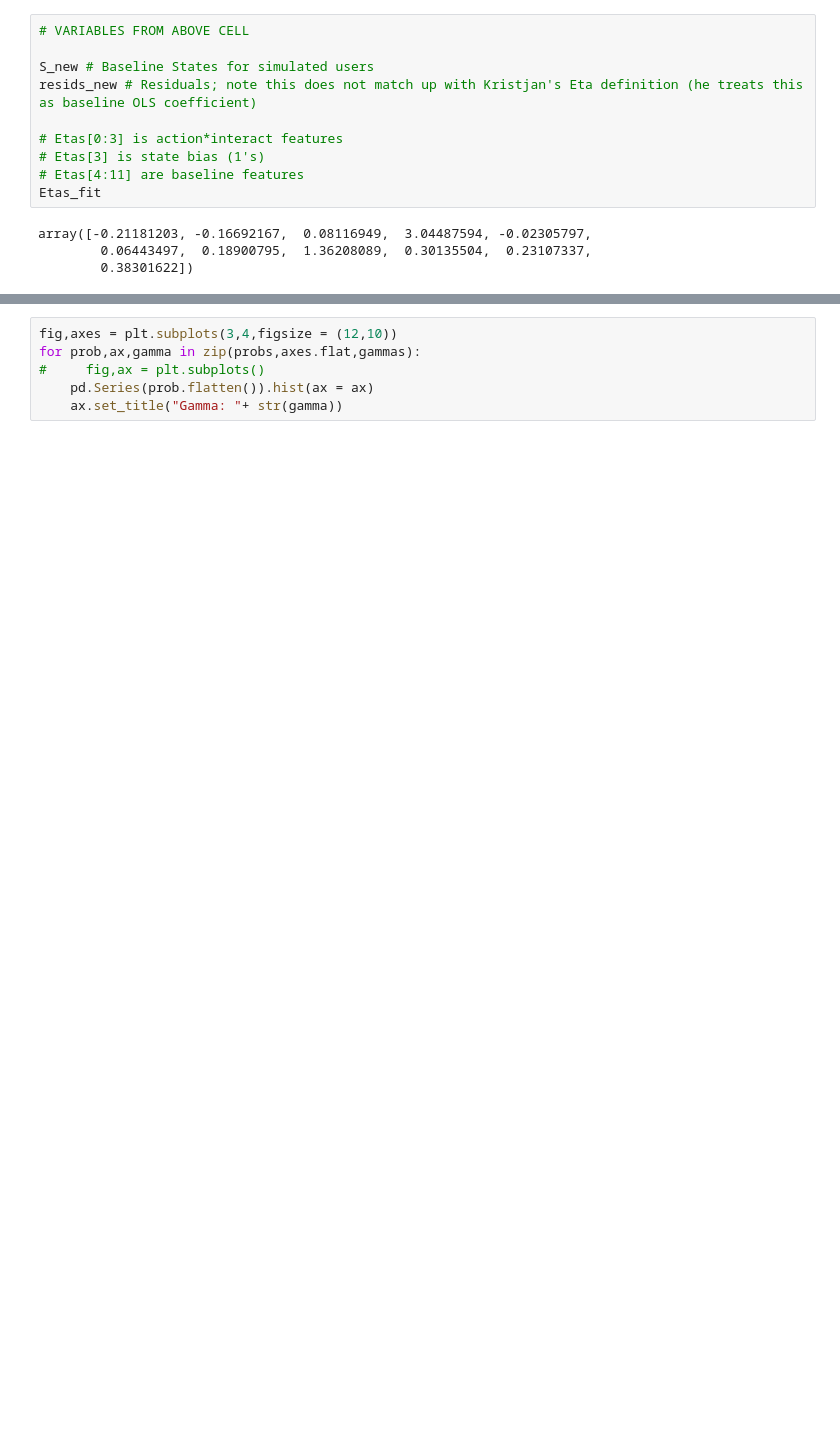
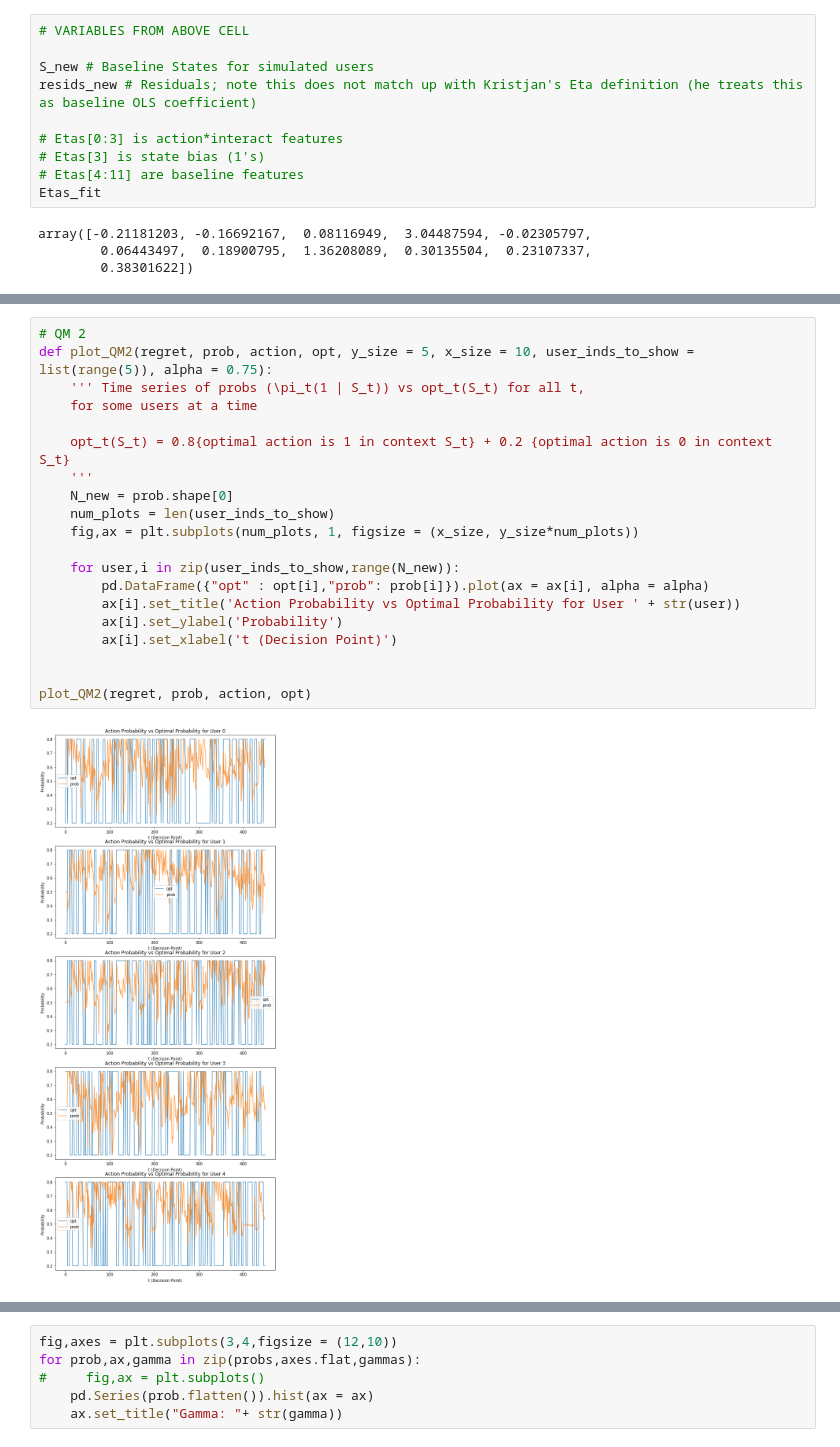
Before and after one commit to isaacxia10/heartsteps, a Jupyter notebook: BanditAlg/New Bandit Algorithm/banditThompsonCent-2.ipynb, the cells around one changed output, grey strips where cells are left out. Cells and saved outputs as stored; diff of their text form; blank space fills up the shorter version.

```diff
--- a/BanditAlg/New Bandit Algorithm/banditThompsonCent-2.ipynb
+++ b/BanditAlg/New Bandit Algorithm/banditThompsonCent-2.ipynb
@@ -540,0 +642,22 @@ def run_simulation(coef0, coef1, S_sim, I_sim, resids_sim, reward_func, prior_mo
+# %%
+# QM 2
+def plot_QM2(regret, prob, action, opt, y_size = 5, x_size = 10, user_inds_to_show = list(range(5)), alpha = 0.75):
+    ''' Time series of probs (\pi_t(1 | S_t)) vs opt_t(S_t) for all t,
+    for some users at a time
+
+    opt_t(S_t) = 0.8{optimal action is 1 in context S_t} + 0.2 {optimal action is 0 in context S_t}
+    '''
+    N_new = prob.shape[0]
+    num_plots = len(user_inds_to_show)
+    fig,ax = plt.subplots(num_plots, 1, figsize = (x_size, y_size*num_plots))
+
+    for user,i in zip(user_inds_to_show,range(N_new)):
+        pd.DataFrame({"opt" : opt[i],"prob": prob[i]}).plot(ax = ax[i], alpha = alpha)
+        ax[i].set_title('Action Probability vs Optimal Probability for User ' + str(user))
+        ax[i].set_ylabel('Probability')
+        ax[i].set_xlabel('t (Decision Point)')
+
+
+plot_QM2(regret, prob, action, opt)
+# %% [output]
+[figure, added]
```
Also changed, not shown: parts of 48 cells of this notebook.
